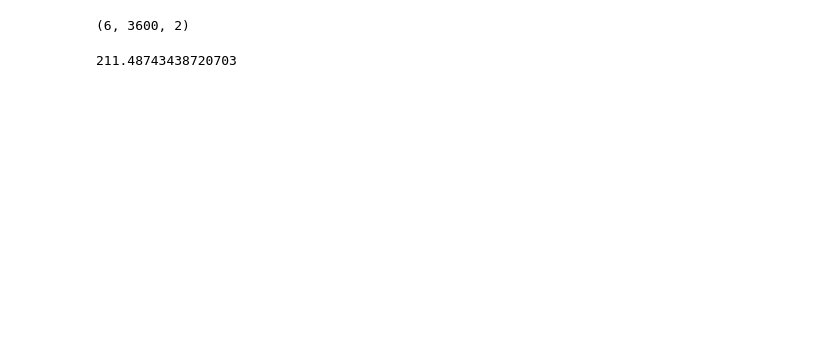
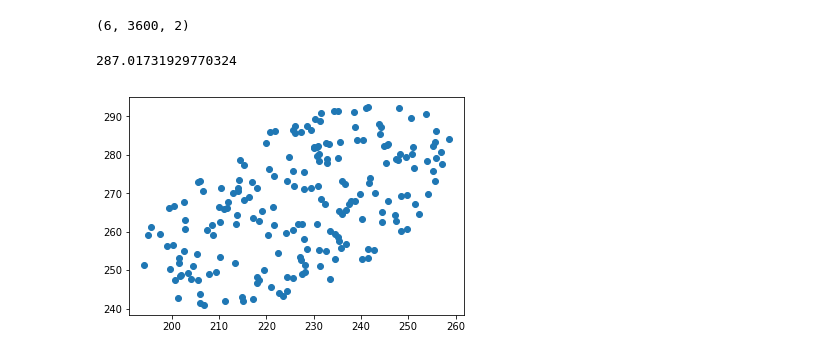
Before and after one commit to melisamc89/social_interaction, a Jupyter notebook: src/ethogram_parameters.ipynb, the cells around one changed output. Saved outputs shown, nothing was run; the diff lists cells and outputs as text; code cells hidden in the pictures; blank space fills up the shorter version.

Commit message:
get distance parameters between modeled body parts

```diff
--- a/src/ethogram_parameters.ipynb
+++ b/src/ethogram_parameters.ipynb
@@ -220,10 +359,40 @@ N = int(np.min(tracking.shape)/6)
 tracking1 = np.array([tracking[:,[i*3,i*3+1]] for i in range(N)])
 tracking2 = np.array([tracking[:,[i*3+N*3,i*3+1+N*3]] for i in range(N)])
 # %%
-model1 = mouse_model(tracking = tracking1)
-model2 = mouse_model(tracking = tracking2)
+## create mice model
+
+model1 = mouse_temporal_model(tracking = tracking1)
+model2 = mouse_temporal_model(tracking = tracking2)
-# %%
-model1.head[0].center[0]
-# %% [output]
-211.48743438720703
+# %%
+frame_n = 1000
+parameters = get_model_static_parameters(shape_model1 = model1.shape_model[frame_n], shape_model2= model2.shape_model[frame_n])
+
+print(parameters.t1t2)
+# %% [output]
+287.01731929770324
+# %%
+frame_n = 1000
+
+## example of ellipsoide generation (random samplinf for distance computation)
+a1 = model1.shape_model[frame_n].body.axis1
+b1 = model1.shape_model[frame_n].body.axis2
+center1 = model1.shape_model[frame_n].body.center
+alpha1 = model1.shape_model[frame_n].body.angle
+
+# a2 = model2.body[frame_n].axis1
+# b2 = model2.body[frame_n].axis2
+# center2 = model2.body[frame_n].center
+# alpha2 = model2.body[frame_n].angle
+
+points1 = np.array([random_point(a1, b1, center1, alpha1) for _ in range(200)])
+#points2 = np.array([random_point(a2, b2, center2, alpha2) for _ in range(200)])
+
+plt.scatter(points1[:,0], points1[:,1])
+#plt.scatter(points2[:,0], points2[:,1])
+
+#plt.xlim([-5,5])
+#plt.ylim([-5,5])
+plt.show()
+# %% [output]
+[figure, added]
 # %%
```
Also changed, not shown: parts of 13 cells of this notebook.
